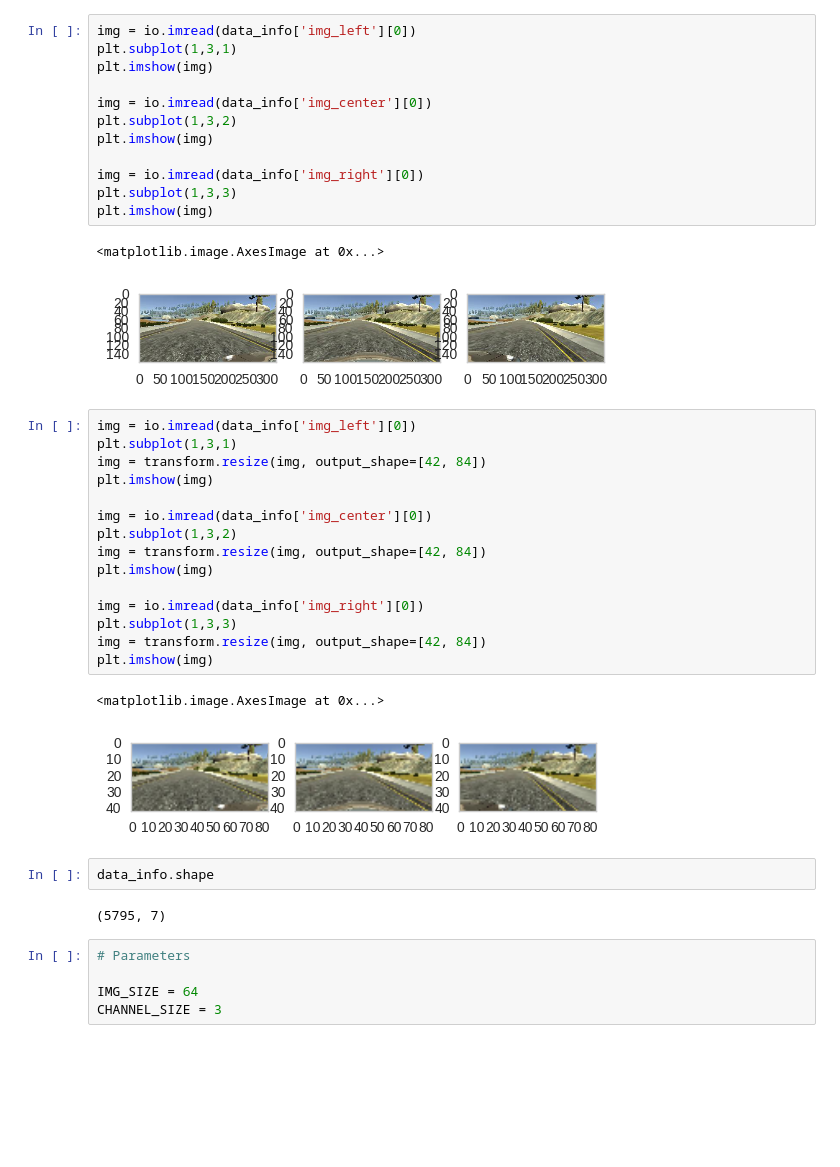
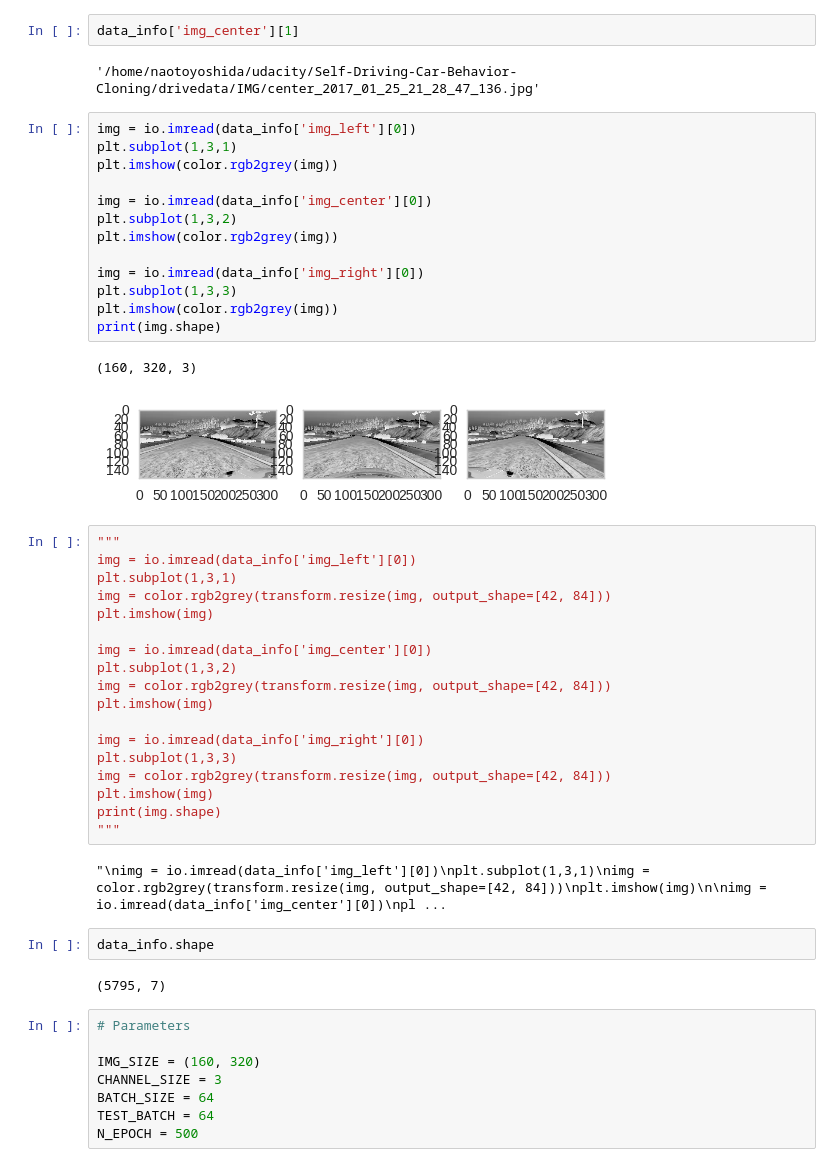
Before and after one commit to ugo-nama-kun/Self-Driving-Car-Behavior-Cloning, a Jupyter notebook: train_dnn_keras.ipynb, the cells around one changed output. Cells and saved outputs as stored; diff of their text form; blank space fills up the shorter version.

```diff
--- a/train_dnn_keras.ipynb
+++ b/train_dnn_keras.ipynb
@@ -24,36 +36,43 @@ data_info[:3]
+# %%
+data_info['img_center'][1]
+# %% [output]
+'/home/naotoyoshida/udacity/Self-Driving-Car-Behavior-Cloning/drivedata/IMG/center_2017_01_25_21_28_47_136.jpg'
 # %%
 img = io.imread(data_info['img_left'][0])
 plt.subplot(1,3,1)
-plt.imshow(img)
+plt.imshow(color.rgb2grey(img))
 
 img = io.imread(data_info['img_center'][0])
 plt.subplot(1,3,2)
-plt.imshow(img)
+plt.imshow(color.rgb2grey(img))
 
 img = io.imread(data_info['img_right'][0])
 plt.subplot(1,3,3)
-plt.imshow(img)
+plt.imshow(color.rgb2grey(img))
+print(img.shape)
 # %% [output]
-<matplotlib.image.AxesImage at 0x...>
+(160, 320, 3)
-[figure, old version]
+[figure, new version]
 # %%
+"""
 img = io.imread(data_info['img_left'][0])
 plt.subplot(1,3,1)
-img = transform.resize(img, output_shape=[42, 84])
+img = color.rgb2grey(transform.resize(img, output_shape=[42, 84]))
 plt.imshow(img)
 
 img = io.imread(data_info['img_center'][0])
 plt.subplot(1,3,2)
-img = transform.resize(img, output_shape=[42, 84])
+img = color.rgb2grey(transform.resize(img, output_shape=[42, 84]))
 plt.imshow(img)
 
 img = io.imread(data_info['img_right'][0])
 plt.subplot(1,3,3)
-img = transform.resize(img, output_shape=[42, 84])
+img = color.rgb2grey(transform.resize(img, output_shape=[42, 84]))
 plt.imshow(img)
+print(img.shape)
+"""
 # %% [output]
-<matplotlib.image.AxesImage at 0x...>
+"\nimg = io.imread(data_info['img_left'][0])\nplt.subplot(1,3,1)\nimg = color.rgb2grey(transform.resize(img, output_shape=[42, 84]))\nplt.imshow(img)\n\nimg = io.imread(data_info['img_center'][0])\npl ...
-[figure, removed]
 # %%
 data_info.shape
 # %% [output]
@@ -61,5 +80,8 @@ data_info.shape
 # %%
 # Parameters
 
-IMG_SIZE = 64
+IMG_SIZE = (160, 320)
 CHANNEL_SIZE = 3
+BATCH_SIZE = 64
+TEST_BATCH = 64
+N_EPOCH = 500
```
Also changed, not shown: parts of 11 cells of this notebook.
